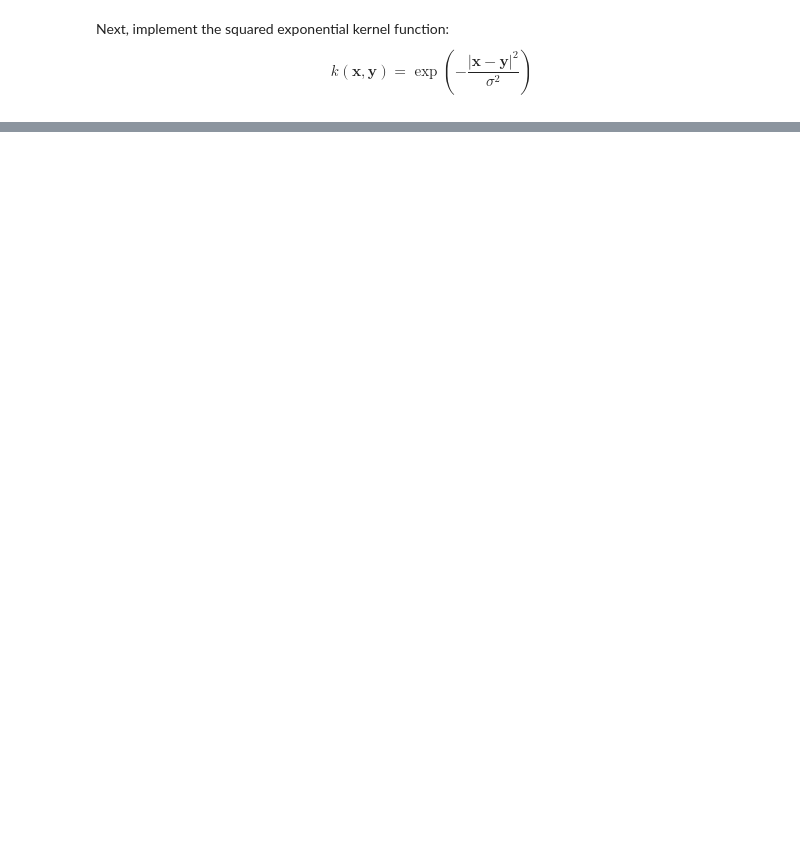
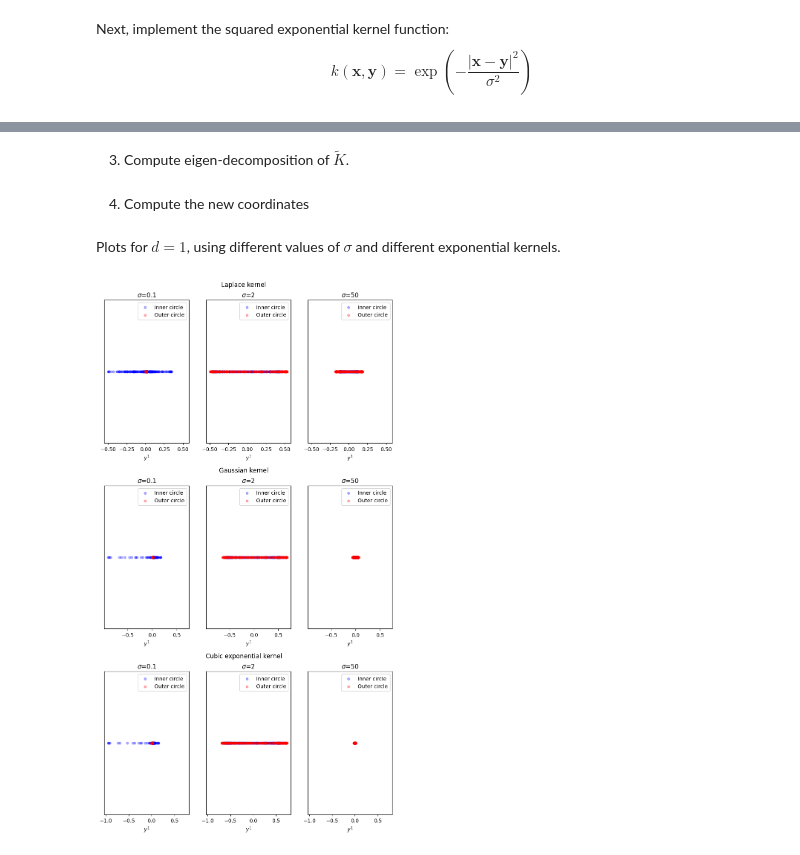
Before and after one commit to JaviMaligno/LTCC, a Jupyter notebook: KernelMethods/Exercises/Exercise4.ipynb, the cells around one changed output, grey strips where cells are left out. Cells and saved outputs as stored; diff of their text form; code cells hidden in the pictures; blank space fills up the shorter version.

Commit message:
Kernel PCA

```diff
--- a/KernelMethods/Exercises/Exercise4.ipynb
+++ b/KernelMethods/Exercises/Exercise4.ipynb
@@ -42,0 +95,51 @@ Set up the gram matrix
+# %% [markdown]
+3. Compute eigen-decomposition of $\tilde{K}$.
+# %%
+def eigen_decomposition(K_tilde):
+    l, a = sp_linalg.eigh(K_tilde)
+    return l[::-1], a[:, ::-1]
+
+l, a = eigen_decomposition(K_tilde)
+#np.isclose(K_tilde @ a[:,0], l[0]*a[:,0]), l[0] > l[1], np.isclose(sp_linalg.norm(a[:,0],2),1)
+# %% [markdown]
+4. Compute the new coordinates
+# %%
+def new_coordinates(data_points, sigma, p, d=3):
+    new_data_points = []
+    K = gram_matrix(sigma = sigma, p = p, data_points=data_points)
+    K_tilde = centered_matrix(K)
+    l, a = eigen_decomposition(K_tilde)
+    lambdas = l[:d]
+    vectors = a[:,:d]
+    for i in range(len(data_points)):
+        Ki = K_tilde[i,:]
+        y = 1/np.sqrt(lambdas) * np.array([np.dot(Ki, col) for col in vectors.T])
+        new_data_points.append(y)
+    return new_data_points
+# %% [markdown]
+ Plots for $d=1$, using different values of $\sigma$ and different exponential kernels.
+# %%
+#fig, ax = plt.subplots(3,3, figsize = (10,5), sharey=True)
+fig = plt.figure(figsize=(10,15))
+subfigs = fig.subfigures(nrows=3, ncols=1)
+for i in range(3):
+    if i == 0:
+        title = "Laplace kernel"
+    elif i == 1:
+        title = "Gaussian kernel"
+    else:
+        title = "Cubic exponential kernel"
+    subfigs[i].suptitle(title)
+    ax = subfigs[i].subplots(nrows = 1, ncols = 3, sharey= True, sharex = True)
+    for j in range(3):
+        one_d_points = new_coordinates(data_points, sigma=sigmas[j], p = ps[i], d=1)
+        ax[j].scatter(one_d_points[:N], np.zeros_like(one_d_points[:N]), c = "b", alpha= 0.3, s = 20, label = "Inner circle")
+        ax[j].scatter(one_d_points[N:], np.zeros_like(one_d_points[N:]), c = "r", alpha= 0.3, s=20, label = "Outer circle")
+        ax[j].set_xlabel("$y^1$")
+        ax[j].set_title(f"$\sigma$={sigmas[j]}")
+        ax[j].set_yticks([])
+        ax[j].set_ylim(-0.1,0.1)
+        ax[j].legend()
+plt.show()
+# %% [output]
+[figure, added]
```
Also changed, not shown: parts of 13 cells of this notebook, 1 other file.
